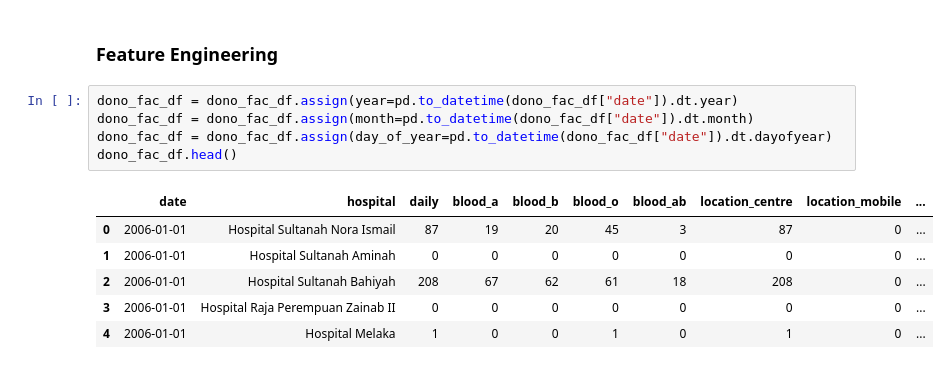
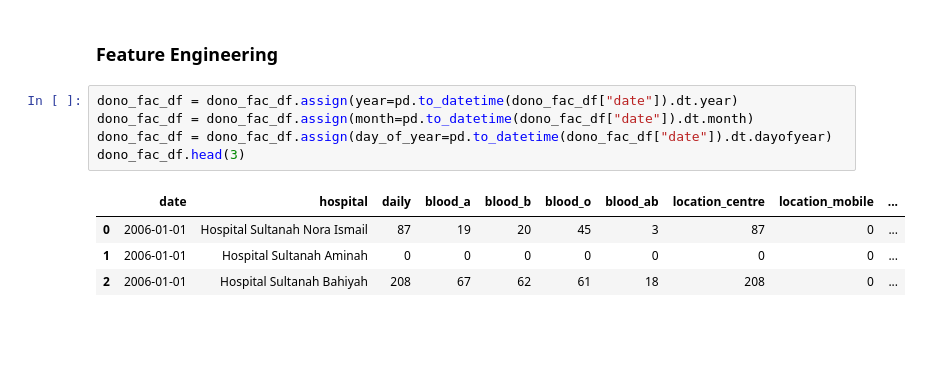
Before and after one commit to AbdulHafiiz/blood-donation-pipeline, a Jupyter notebook: testing.ipynb, the cells around one changed output. Cells and saved outputs as stored; diff of their text form; blank space fills up the shorter version.

```diff
--- a/testing.ipynb
+++ b/testing.ipynb
@@ -102,12 +102,10 @@ newdono_state_df[newdono_state_df["state"] == "Malaysia"]
 # %%
 dono_fac_df = dono_fac_df.assign(year=pd.to_datetime(dono_fac_df["date"]).dt.year)
 dono_fac_df = dono_fac_df.assign(month=pd.to_datetime(dono_fac_df["date"]).dt.month)
 dono_fac_df = dono_fac_df.assign(day_of_year=pd.to_datetime(dono_fac_df["date"]).dt.dayofyear)
-dono_fac_df.head()
+dono_fac_df.head(3)
 # %% [output]
 |  | date | hospital | daily | blood_a | blood_b | blood_o | blood_ab | location_centre | location_mobile | ... |
 | 0 | 2006-01-01 | Hospital Sultanah Nora Ismail | 87 | 19 | 20 | 45 | 3 | 87 | 0 | ... |
 | 1 | 2006-01-01 | Hospital Sultanah Aminah | 0 | 0 | 0 | 0 | 0 | 0 | 0 | ... |
 | 2 | 2006-01-01 | Hospital Sultanah Bahiyah | 208 | 67 | 62 | 61 | 18 | 208 | 0 | ... |
-| 3 | 2006-01-01 | Hospital Raja Perempuan Zainab II | 0 | 0 | 0 | 0 | 0 | 0 | 0 | ... |
-| 4 | 2006-01-01 | Hospital Melaka | 1 | 0 | 0 | 1 | 0 | 1 | 0 | ... |
```
Also changed, not shown: parts of 27 cells of this notebook.
